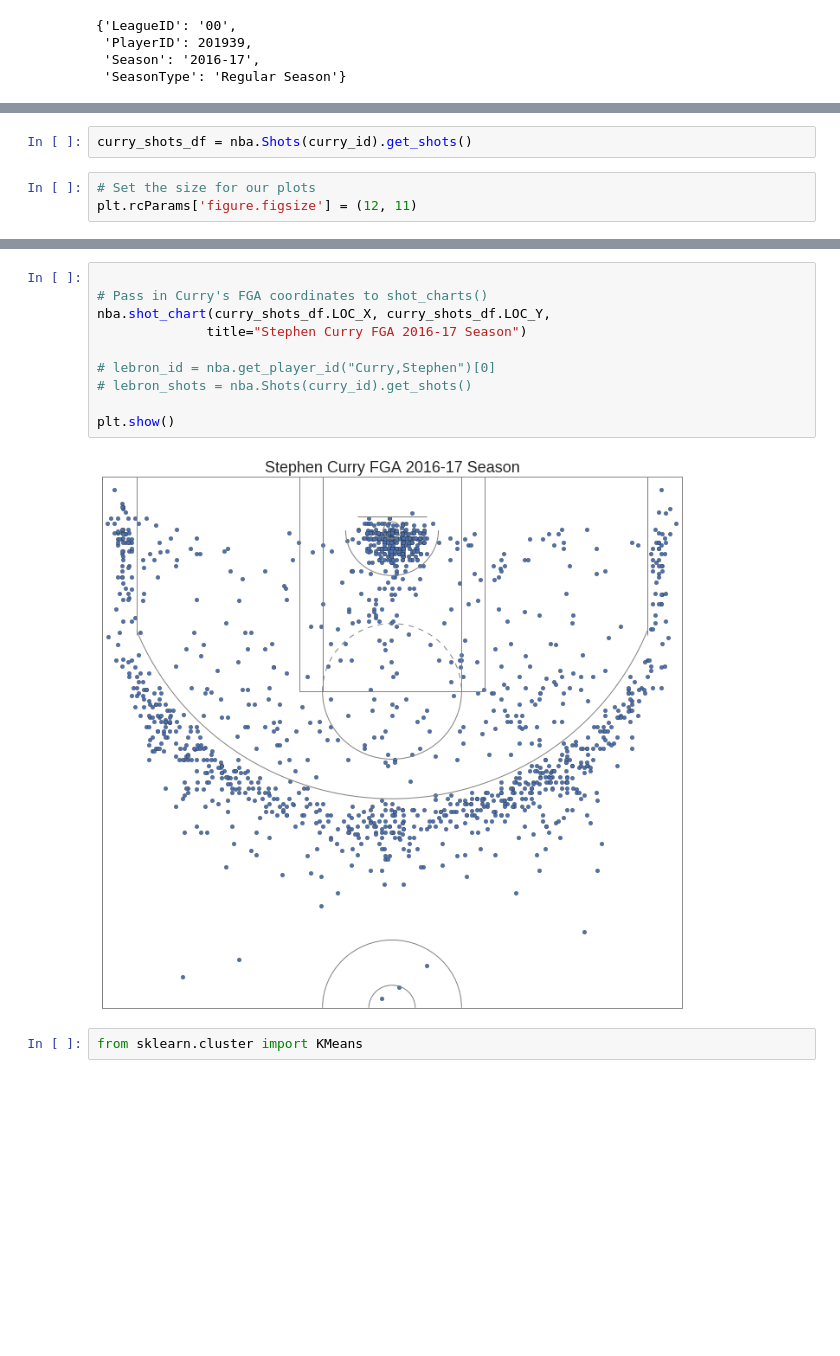
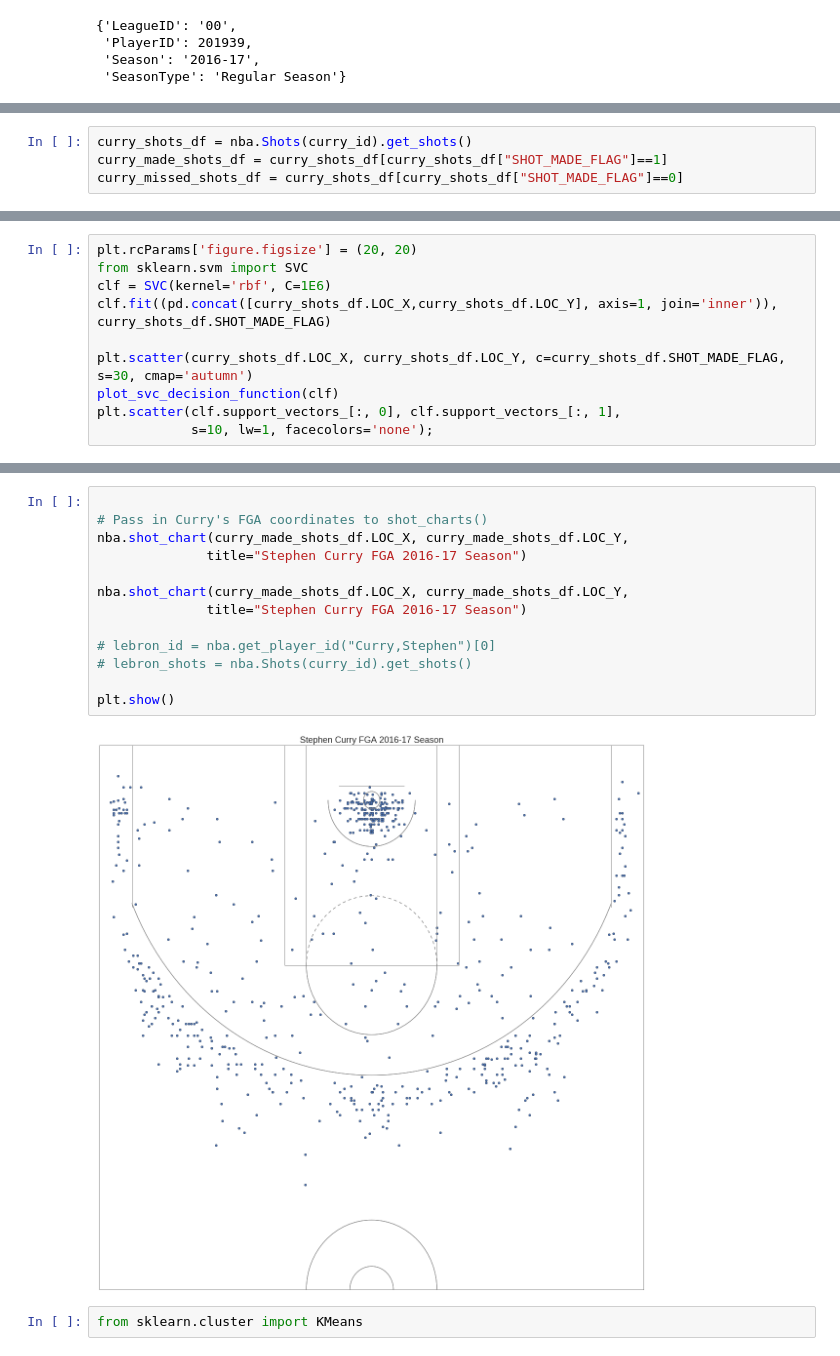
Before and after one commit to willythor/ThinkStats2, a Jupyter notebook: code/Report3.ipynb, the cells around one changed output, grey strips where cells are left out. Drawn from its saved outputs; the diff is of its cells as text; blank space fills up the shorter version.

```diff
--- a/code/Report3.ipynb
+++ b/code/Report3.ipynb
@@ -56,5 +57,4 @@ shots = nba.Shots()
 # %%
 curry_shots_df = nba.Shots(curry_id).get_shots()
+curry_made_shots_df = curry_shots_df[curry_shots_df["SHOT_MADE_FLAG"]==1]
+curry_missed_shots_df = curry_shots_df[curry_shots_df["SHOT_MADE_FLAG"]==0]
-# %%
-# Set the size for our plots
-plt.rcParams['figure.figsize'] = (12, 11)
@@ -60,0 +90,10 @@ plt.rcParams['figure.figsize'] = (12, 11)
+# %%
+plt.rcParams['figure.figsize'] = (20, 20)
+from sklearn.svm import SVC
+clf = SVC(kernel='rbf', C=1E6)
+clf.fit((pd.concat([curry_shots_df.LOC_X,curry_shots_df.LOC_Y], axis=1, join='inner')), curry_shots_df.SHOT_MADE_FLAG)
+
+plt.scatter(curry_shots_df.LOC_X, curry_shots_df.LOC_Y, c=curry_shots_df.SHOT_MADE_FLAG, s=30, cmap='autumn')
+plot_svc_decision_function(clf)
+plt.scatter(clf.support_vectors_[:, 0], clf.support_vectors_[:, 1],
+            s=10, lw=1, facecolors='none');
@@ -61,15 +105,18 @@ plt.rcParams['figure.figsize'] = (12, 11)
 # %%
 
 # Pass in Curry's FGA coordinates to shot_charts()
-nba.shot_chart(curry_shots_df.LOC_X, curry_shots_df.LOC_Y,
+nba.shot_chart(curry_made_shots_df.LOC_X, curry_made_shots_df.LOC_Y,
+              title="Stephen Curry FGA 2016-17 Season")
+
+nba.shot_chart(curry_made_shots_df.LOC_X, curry_made_shots_df.LOC_Y,
               title="Stephen Curry FGA 2016-17 Season")
 
 # lebron_id = nba.get_player_id("Curry,Stephen")[0]
 # lebron_shots = nba.Shots(curry_id).get_shots()
 
 plt.show()
 # %% [output]
-[figure, old version]
+[figure, new version]
 # %%
 from sklearn.cluster import KMeans
 # %%
```
Also changed, not shown: parts of 7 cells of this notebook, 1 other file.
